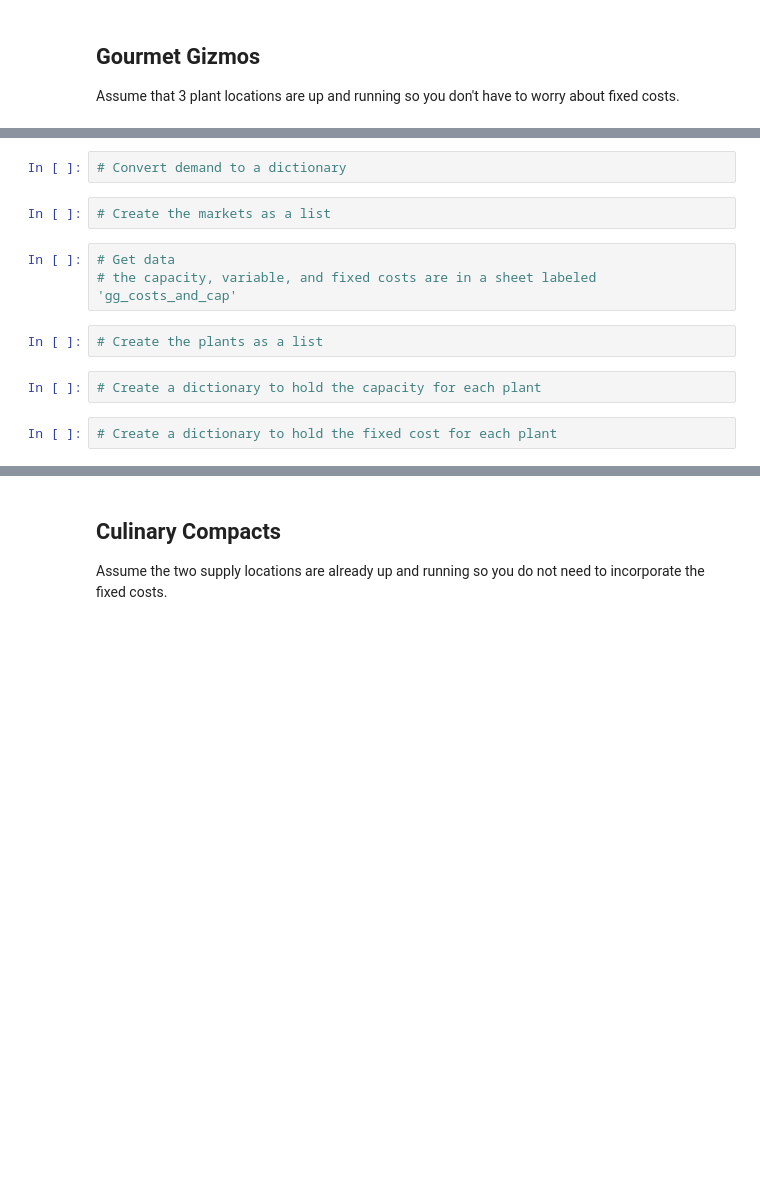
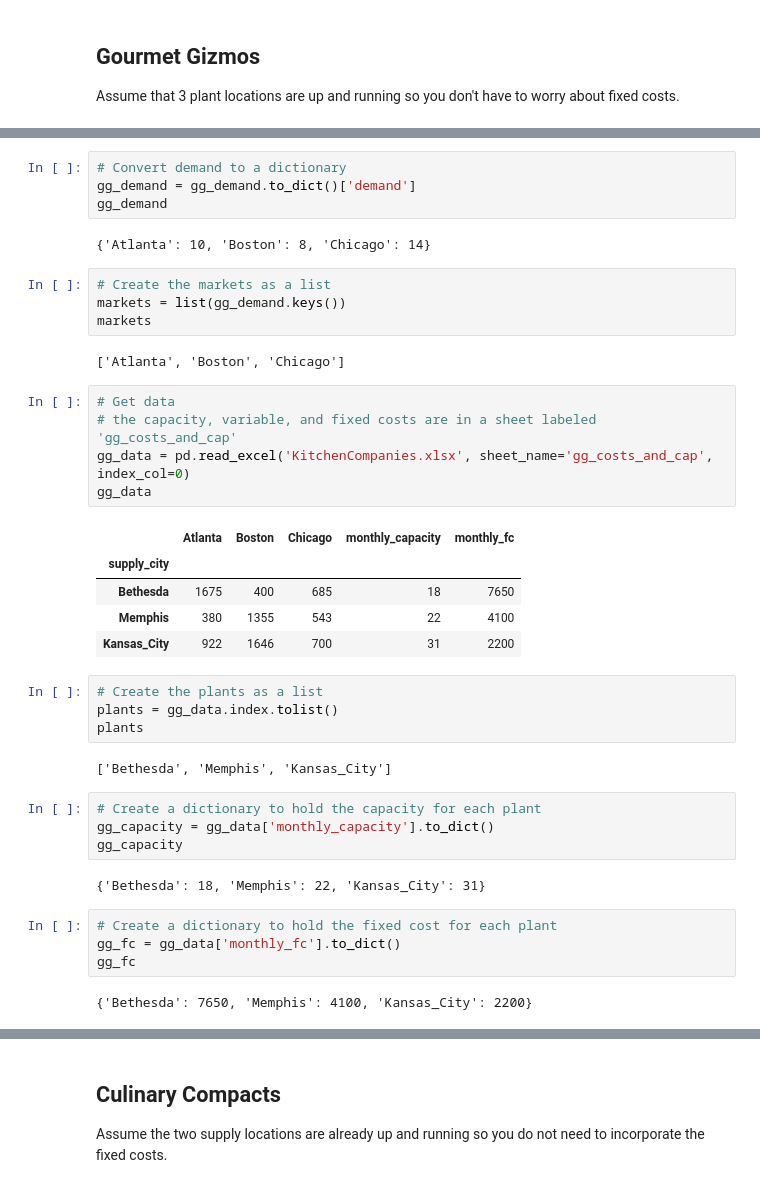
Before and after one commit to JawandS/BUAD349_Sp25, a Jupyter notebook: code/design/KitchenCompanies.ipynb, the cells around one changed output, grey strips where cells are left out. Saved outputs shown, nothing was run; the diff lists cells and outputs as text; blank space fills up the shorter version.

```diff
--- a/code/design/KitchenCompanies.ipynb
+++ b/code/design/KitchenCompanies.ipynb
@@ -14,16 +22,44 @@ Assume that 3 plant locations are up and running so you don't have to worry abou
 # %%
 # Convert demand to a dictionary
+gg_demand = gg_demand.to_dict()['demand']
+gg_demand
+# %% [output]
+{'Atlanta': 10, 'Boston': 8, 'Chicago': 14}
 # %%
 # Create the markets as a list
+markets = list(gg_demand.keys())
+markets
+# %% [output]
+['Atlanta', 'Boston', 'Chicago']
 # %%
 # Get data
 # the capacity, variable, and fixed costs are in a sheet labeled 'gg_costs_and_cap'
+gg_data = pd.read_excel('KitchenCompanies.xlsx', sheet_name='gg_costs_and_cap', index_col=0)
+gg_data
+# %% [output]
+|  | Atlanta | Boston | Chicago | monthly_capacity | monthly_fc |
+| supply_city |  |  |  |  |  |
+| Bethesda | 1675 | 400 | 685 | 18 | 7650 |
+| Memphis | 380 | 1355 | 543 | 22 | 4100 |
+| Kansas_City | 922 | 1646 | 700 | 31 | 2200 |
 # %%
 # Create the plants as a list
+plants = gg_data.index.tolist()
+plants
+# %% [output]
+['Bethesda', 'Memphis', 'Kansas_City']
 # %%
 # Create a dictionary to hold the capacity for each plant
+gg_capacity = gg_data['monthly_capacity'].to_dict()
+gg_capacity
+# %% [output]
+{'Bethesda': 18, 'Memphis': 22, 'Kansas_City': 31}
 # %%
 # Create a dictionary to hold the fixed cost for each plant
+gg_fc = gg_data['monthly_fc'].to_dict()
+gg_fc
+# %% [output]
+{'Bethesda': 7650, 'Memphis': 4100, 'Kansas_City': 2200}
 # %%
 # Get data
 # Transportation costs are in our gg_costs_and_cap DataFrame
```
Also changed, not shown: parts of 27 cells of this notebook.
